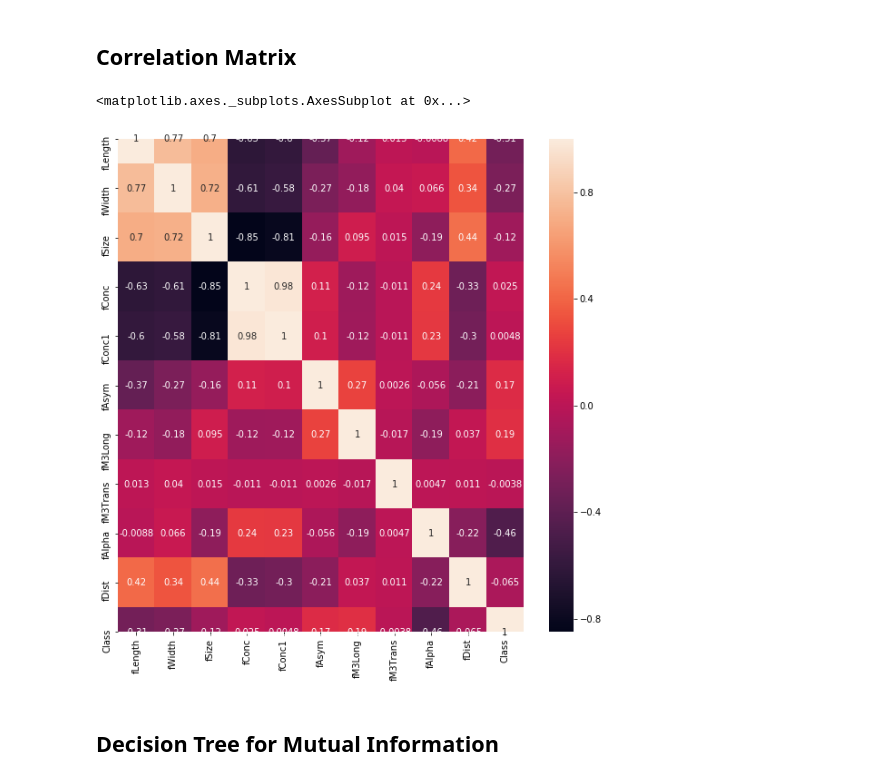
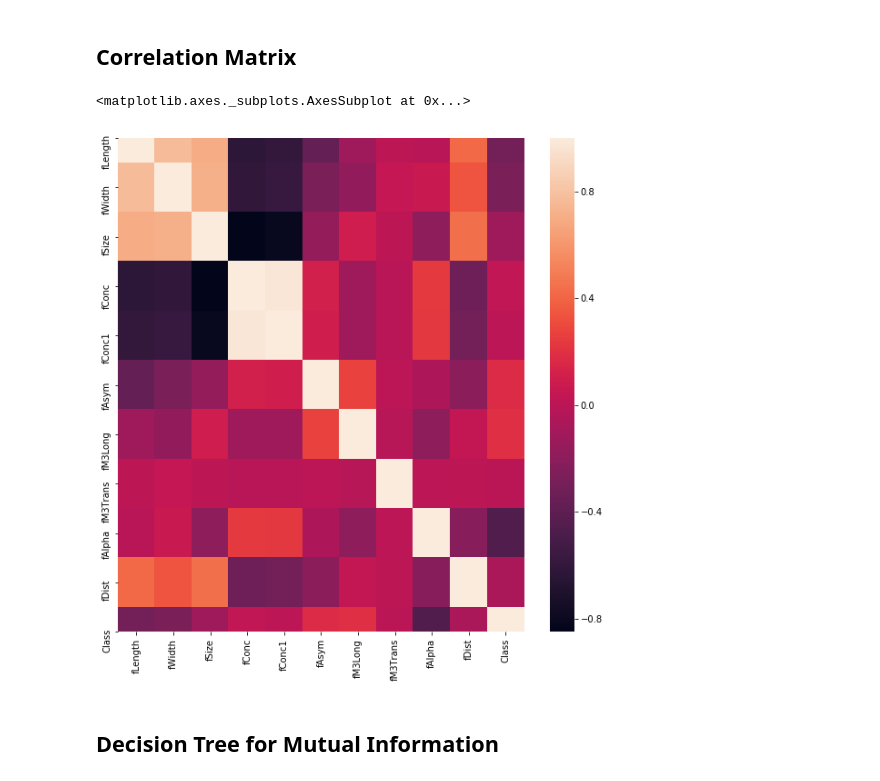
Before and after one commit to JeffT13/binaryclassification, a Jupyter notebook: FeatureAnalysis.ipynb, the cells around one changed output. Drawn from its saved outputs; the diff is of its cells as text; code cells hidden in the pictures.

```diff
--- a/FeatureAnalysis.ipynb
+++ b/FeatureAnalysis.ipynb
@@ -224,10 +225,10 @@ Some discussion points:
 ## Correlation Matrix
 # %%
 fig, ax = plt.subplots(figsize=(10,10))
-sns.heatmap(df.corr(), annot=True)
+sns.heatmap(df.corr(), annot=False)
 # %% [output]
 <matplotlib.axes._subplots.AxesSubplot at 0x...>
-[figure, old version]
+[figure, new version]
 # %% [markdown]
 ## Decision Tree for Mutual Information
 # %%
```
Also changed, not shown: parts of 5 cells of this notebook, 6 other files.
